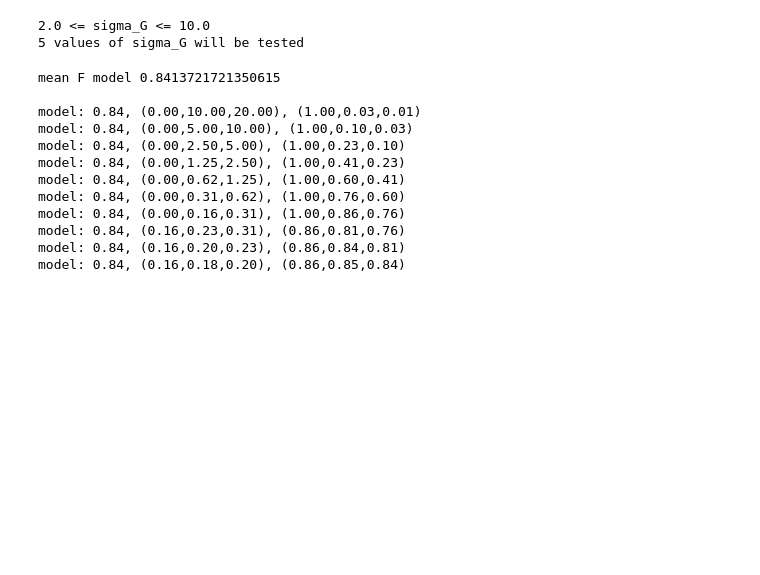
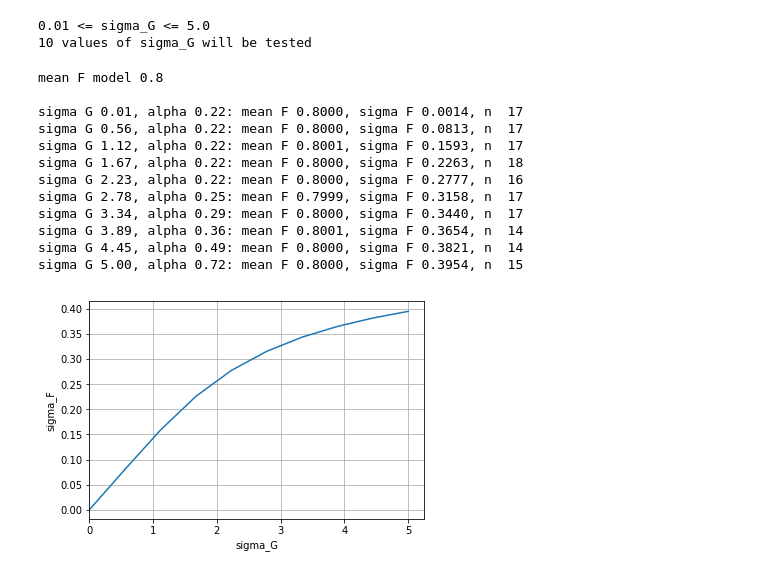
Before and after one commit to igmhub/LyaCoLoRe, a Jupyter notebook: example_scripts/tune_flux.ipynb, the cells around one changed output. Drawn from its saved outputs; the diff is of its cells as text; code cells hidden in the pictures; blank space fills up the shorter version.

Commit message:
Corrections to tune_flux

```diff
--- a/example_scripts/tune_flux.ipynb
+++ b/example_scripts/tune_flux.ipynb
@@ -3,20 +3,20 @@ import numpy as np
 import matplotlib.pyplot as plt
 from astropy.io import fits
 # %%
-z_bin_centre = 2.0
+z_bin_centre = 2.25
 z_bin_width = 0.2
 z_bin = (z_bin_centre-z_bin_width/2,z_bin_centre+z_bin_width/2)
-beta = 1.0
+beta = 1.65
 # %%
 #Get the gaussian delta skewers
-h = fits.open('/Users/James/Projects/test_data/process_output_G_hZ_4096_32_sr2.0_bm1_nside8/2/276/picca-gaussian-8-276.fits')
+h = fits.open('/Users/jfarr/Projects/test_data/process_output_G_hZ_4096_32_sr2.0_bm1_nside8/2/276/picca-gaussian-8-276.fits')
 delta_G_rows = h[0].data.T
 IVAR_rows = h[1].data.T
 #delta_G_rows = delta_G_rows[0,:]
 
 #Trim the skewers to a narrow window around the z value selected
 #Get the growth factor and any other useful things
-master = fits.open('/Users/James/Projects/test_data/process_output_G_hZ_4096_32_sr2.0_bm1_nside8/nside_8_master.fits')
+master = fits.open('/Users/jfarr/Projects/test_data/process_output_G_hZ_4096_32_sr2.0_bm1_nside8/nside_8_master.fits')
 D = master[2].data['D'][-571:]
 Z = master[2].data['Z'][-571:]
 Z_QSO = h[3].data['Z']
@@ -102,34 +108,36 @@ def get_flux_stats(z,sigma_G,alpha,beta,mean_only=False):
 
     return mean_F, sigma_F
 # %%
-sigma_G_values = np.linspace(2,10,5)
+sigma_G_values = np.linspace(0.01,5.0,10)
 print('{} <= sigma_G <= {}'.format(np.min(sigma_G_values),np.max(sigma_G_values)))
 print('{} values of sigma_G will be tested'.format(sigma_G_values.shape[0]))
 # %% [output]
-2.0 <= sigma_G <= 10.0
-5 values of sigma_G will be tested
+0.01 <= sigma_G <= 5.0
+10 values of sigma_G will be tested
 # %%
-tolerance = 0.001
+tolerance = 0.0001
 
 mean_F_model = get_mean_F_model(z_bin_centre)
 print('mean F model {}\n'.format(mean_F_model))
 
+results = []
+
 for sigma_G in sigma_G_values:
 
     alpha_low = 0.0
-    alpha_high = 20.0
+    alpha_high = 100.0
 
     count = 0
     exit = 0
 
-    while exit == 0 and count < 20:
+    while exit == 0 and count < 25:
         alpha_midpoint = (alpha_low + alpha_high)/2.0
 
         mean_F_al,sigma_F_al = get_flux_stats(z_bin_centre,sigma_G,alpha_low,beta,mean_only=True)
         mean_F_am,sigma_F_am = get_flux_stats(z_bin_centre,sigma_G,alpha_midpoint,beta,mean_only=True)
         mean_F_ah,sigma_F_ah = get_flux_stats(z_bin_centre,sigma_G,alpha_high,beta,mean_only=True)
 
-        print('model: {:2.2f}, ({:2.2f},{:2.2f},{:2.2f}), ({:2.2f},{:2.2f},{:2.2f})'.format(mean_F_model,alpha_low,alpha_midpoint,alpha_high,mean_F_al,mean_F_am,mean_F_ah))
+        #print('model: {:2.4f}, ({:2.2f},{:2.2f},{:2.2f}), ({:2.2f},{:2.2f},{:2.2f})'.format(mean_F_model,alpha_low,alpha_midpoint,alpha_high,mean_F_al,mean_F_am,mean_F_ah))
         if np.sign(mean_F_al-mean_F_model) * np.sign(mean_F_am-mean_F_model) > 0:
             alpha_low = alpha_midpoint
         else:
@@ -140,20 +148,32 @@ for sigma_G in sigma_G_values:
         else:
             count += 1
 
-        alpha = alpha_midpoint
-        mean_F,sigma_F = get_flux_stats(z_bin_centre,sigma_G,alpha,beta)
+    alpha = alpha_midpoint
+    mean_F,sigma_F = get_flux_stats(z_bin_centre,sigma_G,alpha,beta)
 
+    results += [(sigma_G,sigma_F)]
     print('sigma G {:2.2f}, alpha {:2.2f}: mean F {:2.4f}, sigma F {:2.4f}, n {:3d}'.format(sigma_G,alpha,mean_F,sigma_F,count))
+
+results = np.array(results)
 # %% [output]
-mean F model 0.8413721721350615
+mean F model 0.8
 
-model: 0.84, (0.00,10.00,20.00), (1.00,0.03,0.01)
-model: 0.84, (0.00,5.00,10.00), (1.00,0.10,0.03)
-model: 0.84, (0.00,2.50,5.00), (1.00,0.23,0.10)
-model: 0.84, (0.00,1.25,2.50), (1.00,0.41,0.23)
-model: 0.84, (0.00,0.62,1.25), (1.00,0.60,0.41)
-model: 0.84, (0.00,0.31,0.62), (1.00,0.76,0.60)
-model: 0.84, (0.00,0.16,0.31), (1.00,0.86,0.76)
-model: 0.84, (0.16,0.23,0.31), (0.86,0.81,0.76)
-model: 0.84, (0.16,0.20,0.23), (0.86,0.84,0.81)
-model: 0.84, (0.16,0.18,0.20), (0.86,0.85,0.84)
+sigma G 0.01, alpha 0.22: mean F 0.8000, sigma F 0.0014, n  17
+sigma G 0.56, alpha 0.22: mean F 0.8000, sigma F 0.0813, n  17
+sigma G 1.12, alpha 0.22: mean F 0.8001, sigma F 0.1593, n  17
+sigma G 1.67, alpha 0.22: mean F 0.8000, sigma F 0.2263, n  18
+sigma G 2.23, alpha 0.22: mean F 0.8000, sigma F 0.2777, n  16
+sigma G 2.78, alpha 0.25: mean F 0.7999, sigma F 0.3158, n  17
+sigma G 3.34, alpha 0.29: mean F 0.8000, sigma F 0.3440, n  17
+sigma G 3.89, alpha 0.36: mean F 0.8001, sigma F 0.3654, n  14
+sigma G 4.45, alpha 0.49: mean F 0.8000, sigma F 0.3821, n  14
+sigma G 5.00, alpha 0.72: mean F 0.8000, sigma F 0.3954, n  15
+# %%
+plt.plot(results[:,0],results[:,1])
+plt.ylabel('sigma_F')
+plt.xlabel('sigma_G')
+plt.xlim(xmin=0.0)
+plt.grid()
+plt.show()
+# %% [output]
+[figure, added]
```
Also changed, not shown: parts of 3 cells of this notebook.
